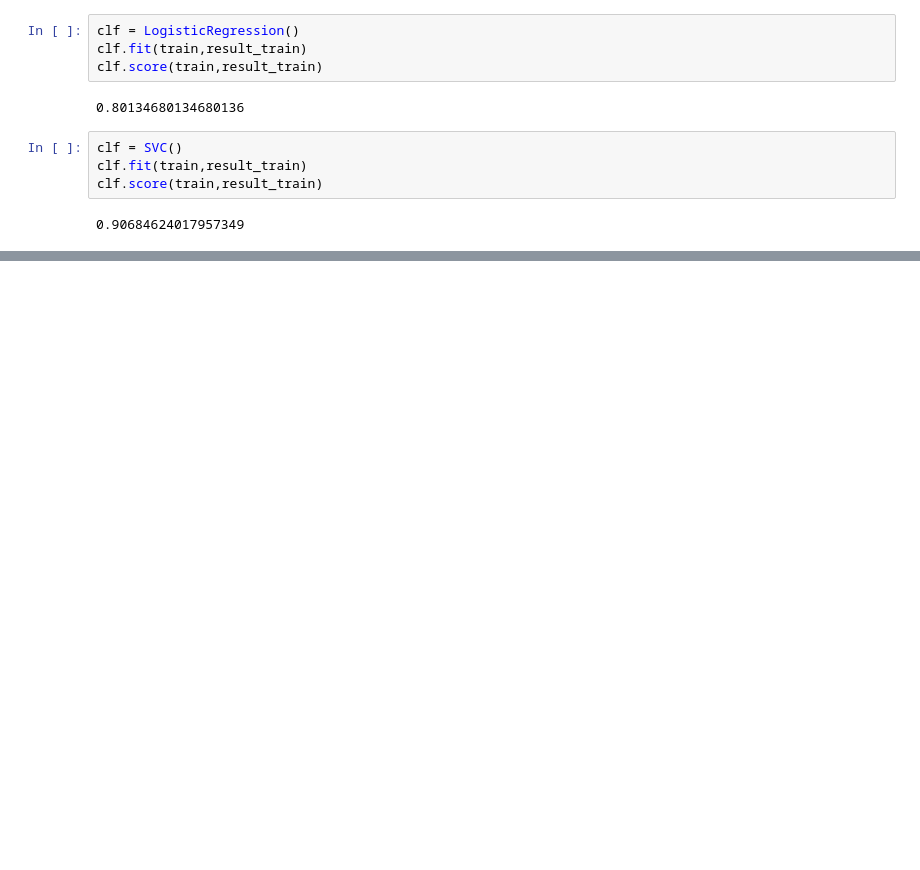
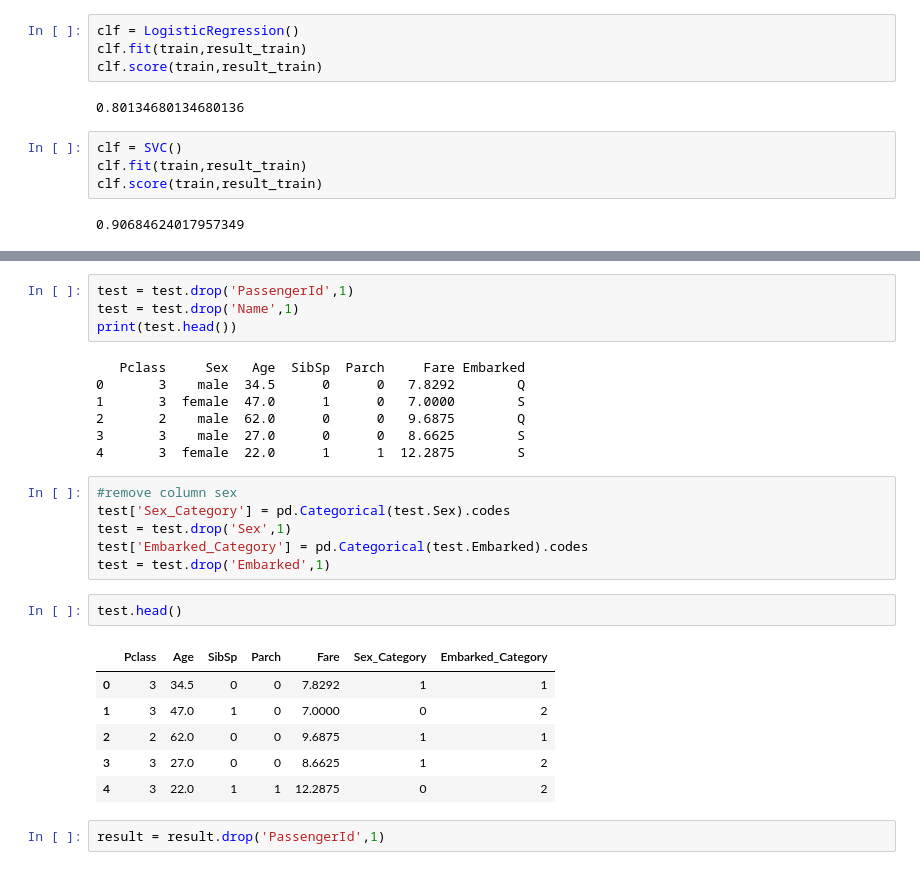
Before and after one commit to pkreddy/Python_Projects, a Jupyter notebook: Kaggle/Titanic/Titanic.ipynb, the cells around one changed output, grey strips where cells are left out. Saved outputs shown, nothing was run; the diff lists cells and outputs as text; blank space fills up the shorter version.

```diff
--- a/Kaggle/Titanic/Titanic.ipynb
+++ b/Kaggle/Titanic/Titanic.ipynb
@@ -207,0 +277,28 @@ NameError: name 'avg' is not defined
+# %%
+test = test.drop('PassengerId',1)
+test = test.drop('Name',1)
+print(test.head())
+# %% [output]
+   Pclass     Sex   Age  SibSp  Parch     Fare Embarked
+0       3    male  34.5      0      0   7.8292        Q
+1       3  female  47.0      1      0   7.0000        S
+2       2    male  62.0      0      0   9.6875        Q
+3       3    male  27.0      0      0   8.6625        S
+4       3  female  22.0      1      1  12.2875        S
+# %%
+#remove column sex
+test['Sex_Category'] = pd.Categorical(test.Sex).codes
+test = test.drop('Sex',1)
+test['Embarked_Category'] = pd.Categorical(test.Embarked).codes
+test = test.drop('Embarked',1)
+# %%
+test.head()
+# %% [output]
+|  | Pclass | Age | SibSp | Parch | Fare | Sex_Category | Embarked_Category |
+| 0 | 3 | 34.5 | 0 | 0 | 7.8292 | 1 | 1 |
+| 1 | 3 | 47.0 | 1 | 0 | 7.0000 | 0 | 2 |
+| 2 | 2 | 62.0 | 0 | 0 | 9.6875 | 1 | 1 |
+| 3 | 3 | 27.0 | 0 | 0 | 8.6625 | 1 | 2 |
+| 4 | 3 | 22.0 | 1 | 1 | 12.2875 | 0 | 2 |
+# %%
+result = result.drop('PassengerId',1)
```
Also changed, not shown: parts of 16 cells of this notebook, 1 other file.
